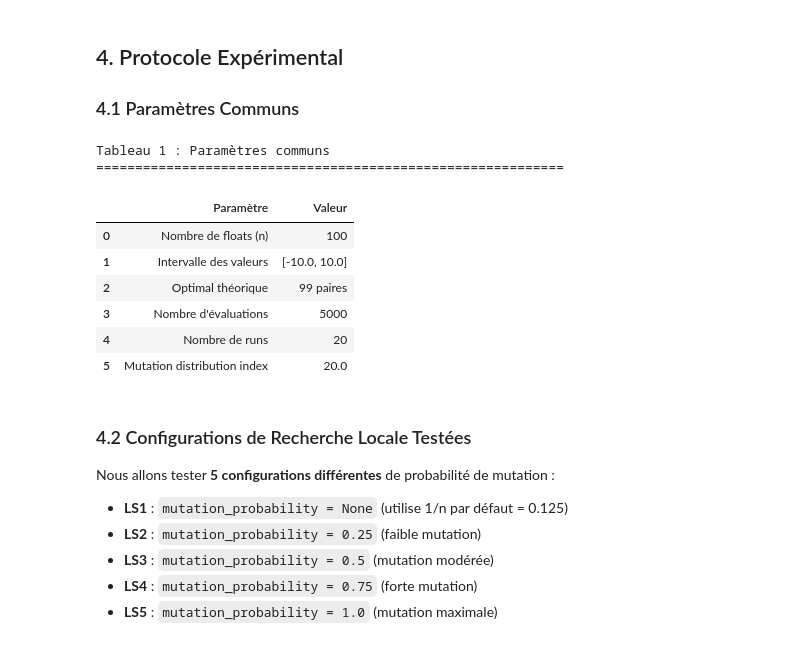
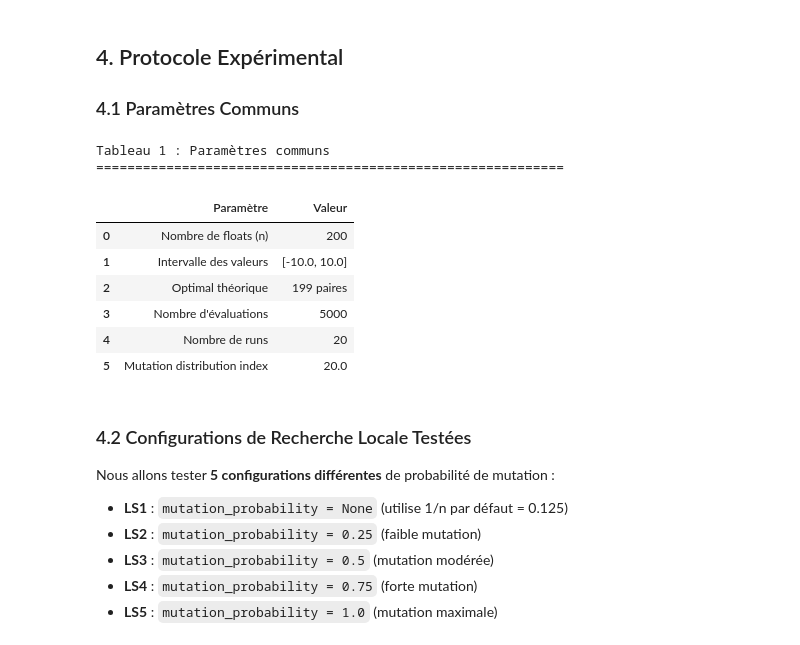
Before and after one commit to salim2607/FloatPairs, a Jupyter notebook: FP_LS(n=200).ipynb, the cells around one changed output. Cells and saved outputs as stored; diff of their text form; code cells hidden in the pictures.

```diff
--- a/FP_LS(n=200).ipynb
+++ b/FP_LS(n=200).ipynb
@@ -143,7 +143,7 @@ Nombre de paires: 0
 ### 4.1 Paramètres Communs
 # %%
 # Paramètres du problème
-N_FLOATS = 100
+N_FLOATS = 200
 MIN_VALUE = -10.0
 MAX_VALUE = 10.0
 OPTIMAL_VALUE = -(N_FLOATS - 1)  # -7 pour minimisation (7 paires pour maximisation)
@@ -155,36 +155,36 @@ N_RUNS = 20
 # Paramètre de mutation par défaut
 MUTATION_DISTRIBUTION_INDEX = 20.0
 
 # Tableau 1 : Paramètres communs
 common_params = pd.DataFrame({
     'Paramètre': [
         'Nombre de floats (n)',
         'Intervalle des valeurs',
         'Optimal théorique',
         'Nombre d\'évaluations',
         'Nombre de runs',
         'Mutation distribution index'
     ],
     'Valeur': [
         N_FLOATS,
         f'[{MIN_VALUE}, {MAX_VALUE}]',
         f'{-OPTIMAL_VALUE} paires',
         MAX_EVALUATIONS,
         N_RUNS,
         MUTATION_DISTRIBUTION_INDEX
     ]
 })
 
 print("Tableau 1 : Paramètres communs")
 print("="*60)
 display(common_params)
 # %% [output]
 Tableau 1 : Paramètres communs
 ============================================================
 |  | Paramètre | Valeur |
-| 0 | Nombre de floats (n) | 100 |
+| 0 | Nombre de floats (n) | 200 |
 | 1 | Intervalle des valeurs | [-10.0, 10.0] |
-| 2 | Optimal théorique | 99 paires |
+| 2 | Optimal théorique | 199 paires |
 | 3 | Nombre d'évaluations | 5000 |
 | 4 | Nombre de runs | 20 |
 | 5 | Mutation distribution index | 20.0 |
```
Also changed, not shown: parts of 8 cells of this notebook.
